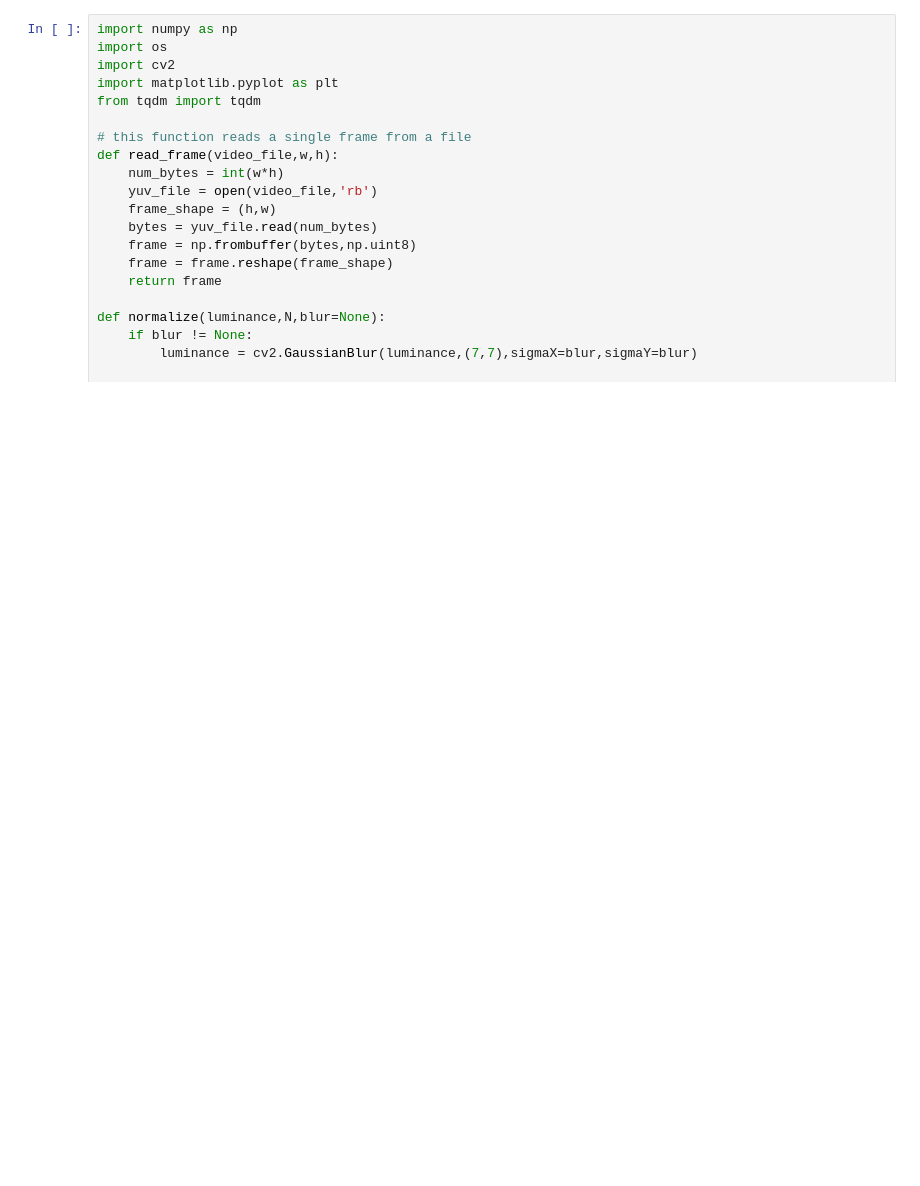
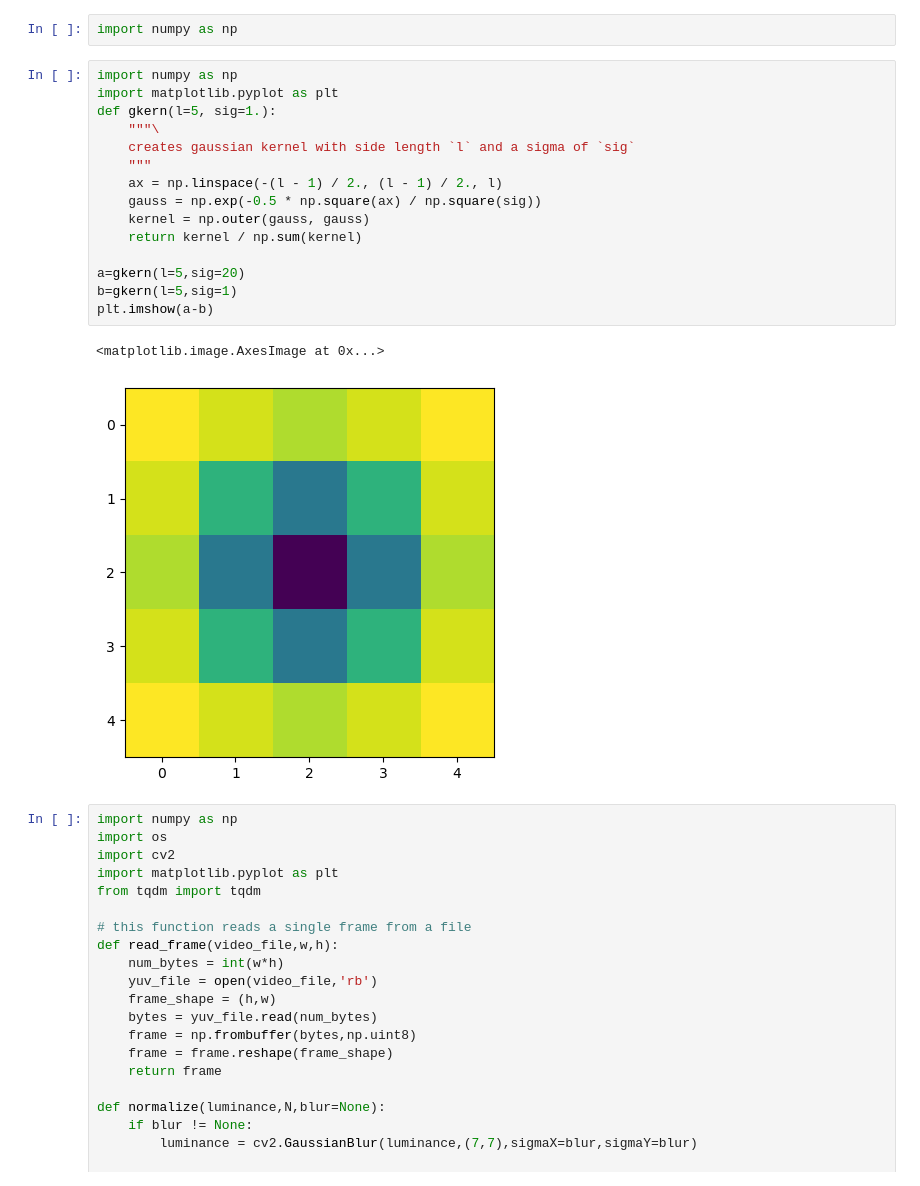
Before and after one commit to Geffen-Cooper/381K_digital_video, a Jupyter notebook: HW3/scratch.ipynb, the cells around one changed output. Saved outputs shown, nothing was run; the diff lists cells and outputs as text; blank space fills up the shorter version.

```diff
--- a/HW3/scratch.ipynb
+++ b/HW3/scratch.ipynb
@@ -1,3 +1,23 @@
+# %%
+import numpy as np
+# %%
+import numpy as np
+import matplotlib.pyplot as plt
+def gkern(l=5, sig=1.):
+    """\
+    creates gaussian kernel with side length `l` and a sigma of `sig`
+    """
+    ax = np.linspace(-(l - 1) / 2., (l - 1) / 2., l)
+    gauss = np.exp(-0.5 * np.square(ax) / np.square(sig))
+    kernel = np.outer(gauss, gauss)
+    return kernel / np.sum(kernel)
+
+a=gkern(l=5,sig=20)
+b=gkern(l=5,sig=1)
+plt.imshow(a-b)
+# %% [output]
+<matplotlib.image.AxesImage at 0x...>
+[figure, added]
 # %%
 import numpy as np
 import os
```
Also changed, not shown: 1 other file.
